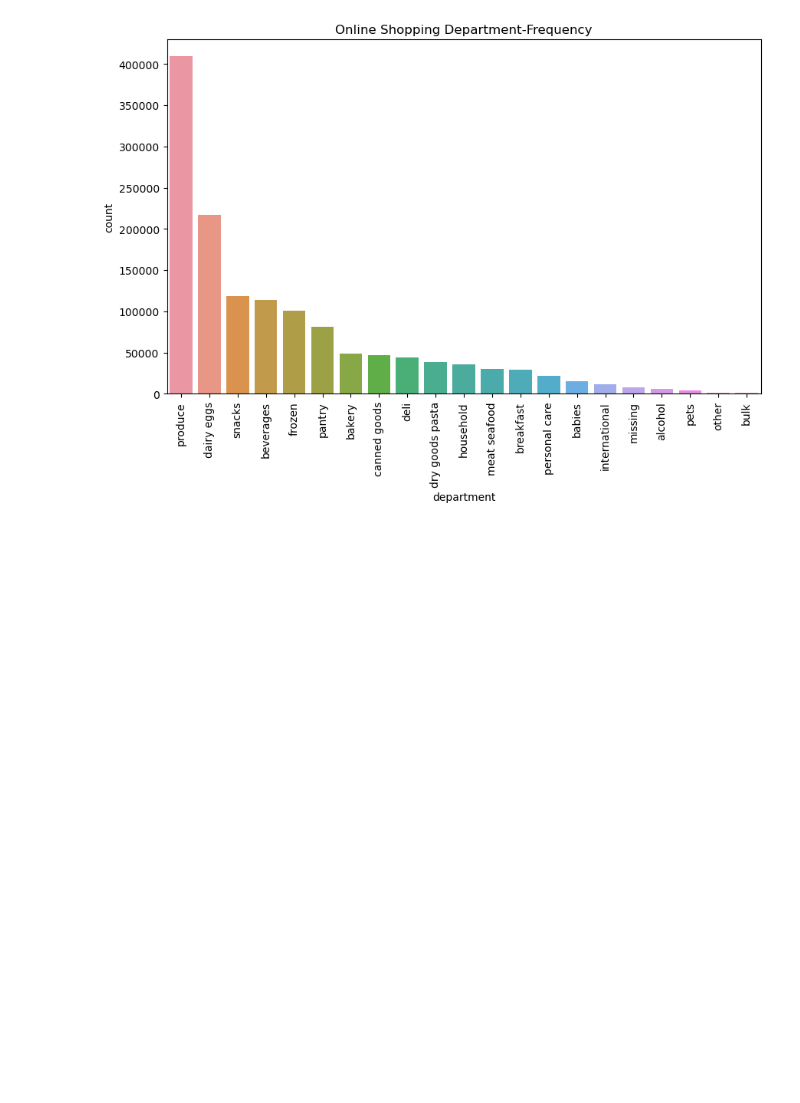
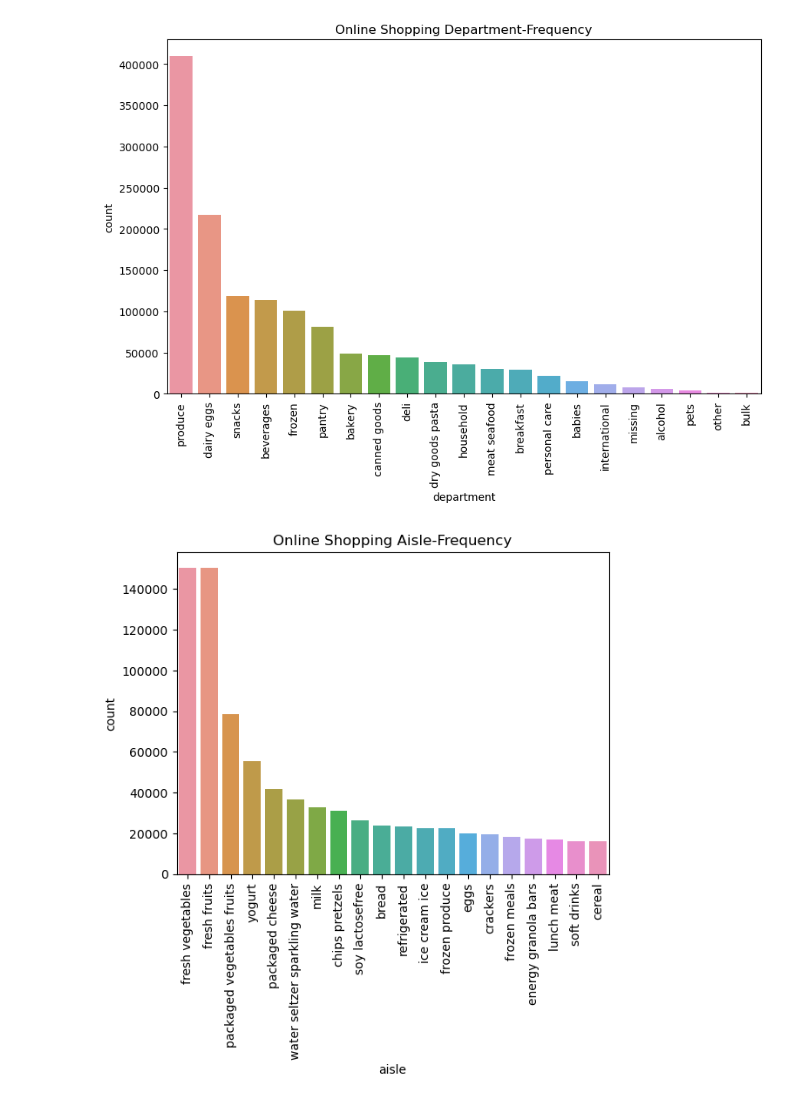
Before and after one commit to mirsahib/Project-GenAI, a Jupyter notebook: Grocery_Store/notebooks/Instacart_Recommendation_System.ipynb, the cells around one changed output. Drawn from its saved outputs; the diff is of its cells as text; code cells hidden in the pictures; blank space fills up the shorter version.

```diff
--- a/Grocery_Store/notebooks/Instacart_Recommendation_System.ipynb
+++ b/Grocery_Store/notebooks/Instacart_Recommendation_System.ipynb
@@ -115,3 +115,11 @@ plt.xticks(rotation=90)
 plt.show()
 # %% [output]
 [figure]
+# %%
+#Let us now analyze the aisle distribution
+sns.countplot(x=df.aisle, order=df.aisle.value_counts().index[:20])
+plt.title('Online Shopping Aisle-Frequency')
+plt.xticks(rotation=90)
+plt.show()
+# %% [output]
+[figure, added]
```
Also changed, not shown: parts of 13 cells of this notebook.
